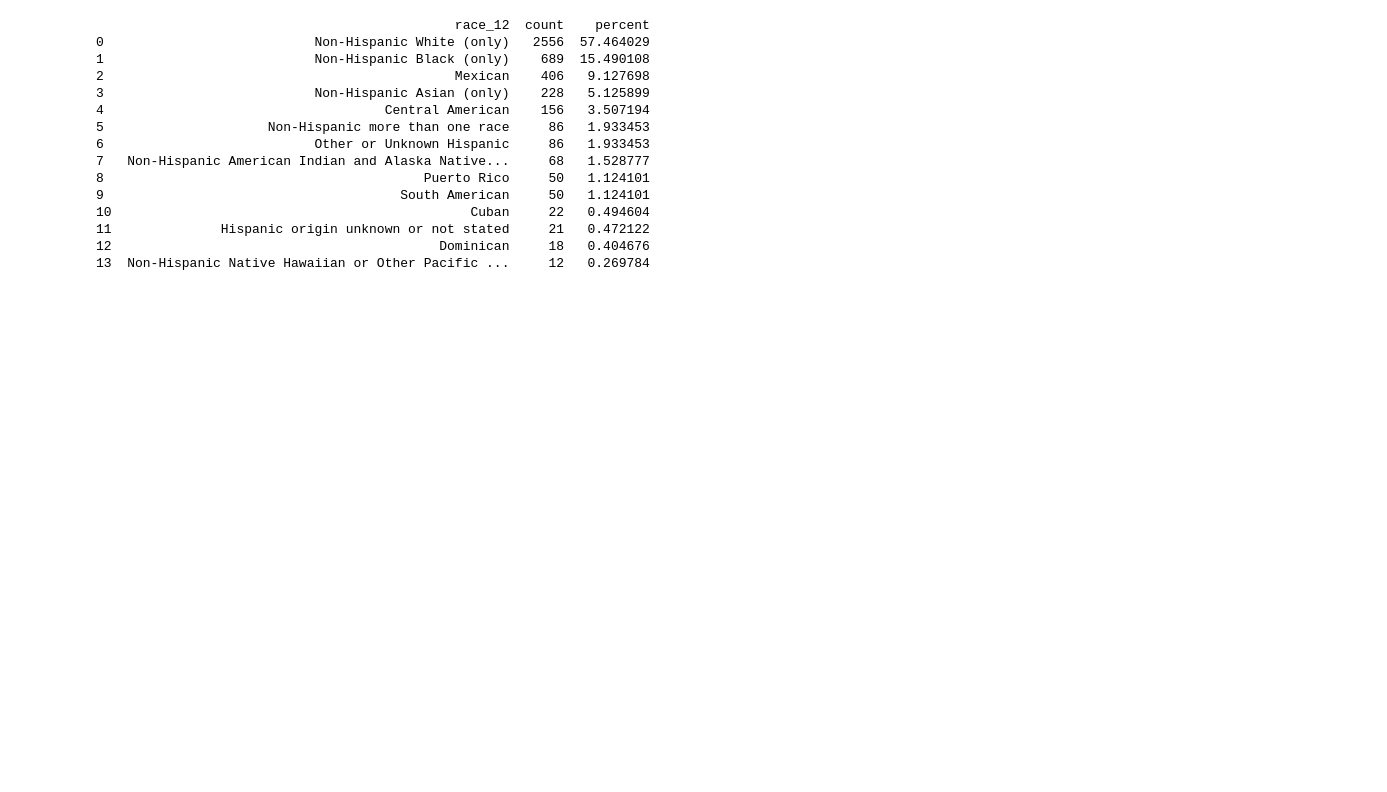
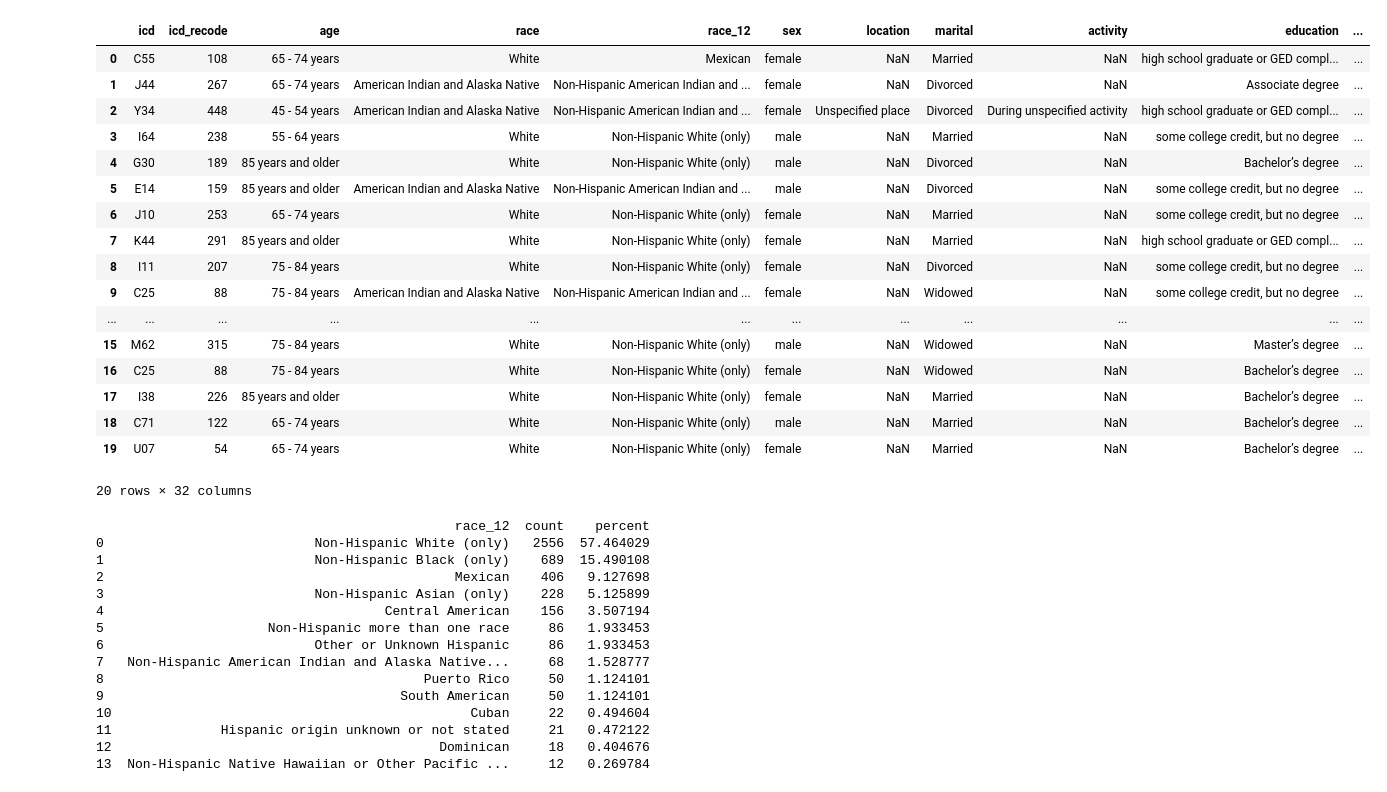
Before and after one commit to sweetdevin/drowning_study, a Jupyter notebook: drowning_extract_publish.ipynb, the cells around one changed output. Drawn from its saved outputs; the diff is of its cells as text; code cells hidden in the pictures; blank space fills up the shorter version.

Commit message:
Add files via upload
updated and commented notebook to create the universal set data for the user

```diff
--- a/drowning_extract_publish.ipynb
+++ b/drowning_extract_publish.ipynb
@@ -14,7 +14,7 @@ age_map = {1: '0 - 1',
 12: 'Age not stated'}
 # %%
 #fixed width file locations adjusted for index
-data_map = {2023: {'icd': (145, 149),'icd_recode': (149,152), 'age': (78, 80), 'race_06':(449,450), 'race_12': (486,488), 'sex':(68,69), 'location':(144,145), 'marital':(83,84), 'activity':(143,144),'education':(62,63), 'co-morb_1':(343,348), 'co-morb_2':(348,353), 'co-morb_3':(353,358), 'co-morb_4':(358,363), 'co-morb_5':(363,368), 'co-morb_6':(368,373), 'co-morb_7':(373,378), 'co-morb_8':(378,383), 'co-morb_9':(383,388), 'co-morb_10':(388,393), 'co-morb_11':(393,398), 'co-morb_12':(398,403), 'co-morb_13':(403,408), 'co-morb_14':(408,413), 'co-morb_15':(413,418), 'co-morb_16':(418,423), 'co-morb_17':(423,428), 'co-morb_18':(428,433), 'co-morb_19':(433,438), 'co-morb_20':(438,443)},
+data_map = {2023: {'icd': (145, 149),'icd_recode': (149,152), 'age': (78, 80), 'race':(449,450), 'race_12': (486,488), 'sex':(68,69), 'location':(144,145), 'marital':(83,84), 'activity':(143,144),'education':(62,63), 'co-morb_1':(343,348), 'co-morb_2':(348,353), 'co-morb_3':(353,358), 'co-morb_4':(358,363), 'co-morb_5':(363,368), 'co-morb_6':(368,373), 'co-morb_7':(373,378), 'co-morb_8':(378,383), 'co-morb_9':(383,388), 'co-morb_10':(388,393), 'co-morb_11':(393,398), 'co-morb_12':(398,403), 'co-morb_13':(403,408), 'co-morb_14':(408,413), 'co-morb_15':(413,418), 'co-morb_16':(418,423), 'co-morb_17':(423,428), 'co-morb_18':(428,433), 'co-morb_19':(433,438), 'co-morb_20':(438,443)},
 
            }
 # %%
@@ -103,23 +103,24 @@ race_map_12 = {1: 'Mexican',
 14:'Hispanic origin unknown or not stated'}
 # %%
 #custom map for use in replace, combines all my decode dicts
-map_2023 = {'icd':icd_10_drowning_codes, 'age': age_map, 'race_06': race_map, 'race_12':race_map_12, 'sex': sex_map, 'location':location_map, 'activity':activity_map, 'marital':marital_map, 'education':education_map}
+map_2023 = {'icd':icd_10_drowning_codes, 'age': age_map, 'race': race_map, 'race_12':race_map_12, 'sex': sex_map, 'location':location_map, 'activity':activity_map, 'marital':marital_map, 'education':education_map}
 # %%
 import pandas as pd
 # %%
 #this is the big extract block
 # reads fixed width file, pull coded data from specific locations
-drowning_test = pd.read_fwf('2023 mortality.fwf', colspecs = [*data_map[2023].values()], header=None, names=[*data_map[2023].keys()])
+#File name was edited from the zip file for readability, link in read me
+universal_set = pd.read_fwf('2023 mortality.fwf', colspecs = [*data_map[2023].values()], header=None, names=[*data_map[2023].keys()])
 # preserving 4 digit icd code, for future analysis
-drowning_test['icd_raw'] = drowning_test['icd']
+universal_set['icd_raw'] = universal_set['icd']
 # slicing to 3 digit icd code
-drowning_test['icd'] = drowning_test['icd'].str[:3]
+universal_set['icd'] = universal_set['icd'].str[:3]
+# adding a year column for future analysis
+universal_set['year'] = 2023
 # filtering down to only drowning deaths via the trimmed icd code
-drowning_test = drowning_test[drowning_test['icd'].isin(icd_10_drowning_codes.keys())]
+drowning_test = universal_set[universal_set['icd'].isin(icd_10_drowning_codes.keys())]
 # replacing coded values with the decode from my maps
 drowning_test = drowning_test.replace(map_2023)
-# adding a year column for future analysis
-drowning_test['year'] = 2023
 # sneak peak at my data to make sure decode was sucessful
 drowning_test.head(20)
 # %% [output]
@@ -141,3 +142,27 @@ drowning_test.head(20)
 | 2709 | Drowning and submersion due to ac... | 400 | 65 - 74 years | White | Non-Hispanic White (only) | male | Unspecified place | Married | During unspecified activity | Doctorate or professional degree | ... |
 | 2767 | Accidental drowning and submersio... | 409 | 65 - 74 years | White | Non-Hispanic White (only) | female | Home | Divorced | During unspecified activity | high school graduate or GED compl... | ... |
 20 rows × 32 columns
+# %%
+#decoding the universal_set
+universal_set = universal_set.replace(map_2023)
+#checking decode
+universal_set.head(20)
+# %% [output]
+|  | icd | icd_recode | age | race | race_12 | sex | location | marital | activity | education | ... |
+| 0 | C55 | 108 | 65 - 74 years | White | Mexican | female | NaN | Married | NaN | high school graduate or GED compl... | ... |
+| 1 | J44 | 267 | 65 - 74 years | American Indian and Alaska Native | Non-Hispanic American Indian and ... | female | NaN | Divorced | NaN | Associate degree | ... |
+| 2 | Y34 | 448 | 45 - 54 years | American Indian and Alaska Native | Non-Hispanic American Indian and ... | female | Unspecified place | Divorced | During unspecified activity | high school graduate or GED compl... | ... |
+| 3 | I64 | 238 | 55 - 64 years | White | Non-Hispanic White (only) | male | NaN | Married | NaN | some college credit, but no degree | ... |
+| 4 | G30 | 189 | 85 years and older | White | Non-Hispanic White (only) | male | NaN | Divorced | NaN | Bachelor’s degree | ... |
+| 5 | E14 | 159 | 85 years and older | American Indian and Alaska Native | Non-Hispanic American Indian and ... | male | NaN | Divorced | NaN | some college credit, but no degree | ... |
+| 6 | J10 | 253 | 65 - 74 years | White | Non-Hispanic White (only) | female | NaN | Married | NaN | some college credit, but no degree | ... |
+| 7 | K44 | 291 | 85 years and older | White | Non-Hispanic White (only) | female | NaN | Married | NaN | high school graduate or GED compl... | ... |
+| 8 | I11 | 207 | 75 - 84 years | White | Non-Hispanic White (only) | female | NaN | Divorced | NaN | some college credit, but no degree | ... |
+| 9 | C25 | 88 | 75 - 84 years | American Indian and Alaska Native | Non-Hispanic American Indian and ... | female | NaN | Widowed | NaN | some college credit, but no degree | ... |
+| ... | ... | ... | ... | ... | ... | ... | ... | ... | ... | ... | ... |
+| 15 | M62 | 315 | 75 - 84 years | White | Non-Hispanic White (only) | male | NaN | Widowed | NaN | Master’s degree | ... |
+| 16 | C25 | 88 | 75 - 84 years | White | Non-Hispanic White (only) | female | NaN | Widowed | NaN | Bachelor’s degree | ... |
+| 17 | I38 | 226 | 85 years and older | White | Non-Hispanic White (only) | female | NaN | Married | NaN | Bachelor’s degree | ... |
+| 18 | C71 | 122 | 65 - 74 years | White | Non-Hispanic White (only) | male | NaN | Married | NaN | Bachelor’s degree | ... |
+| 19 | U07 | 54 | 65 - 74 years | White | Non-Hispanic White (only) | female | NaN | Married | NaN | Bachelor’s degree | ... |
+20 rows × 32 columns
```
Also changed, not shown: parts of 8 cells of this notebook.
